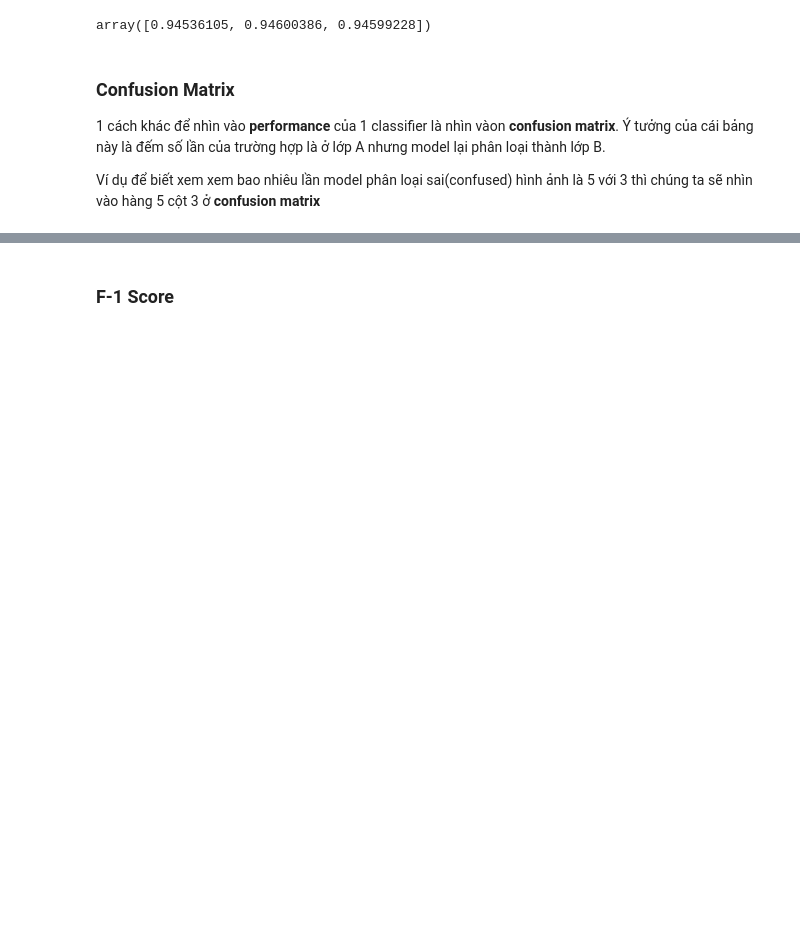
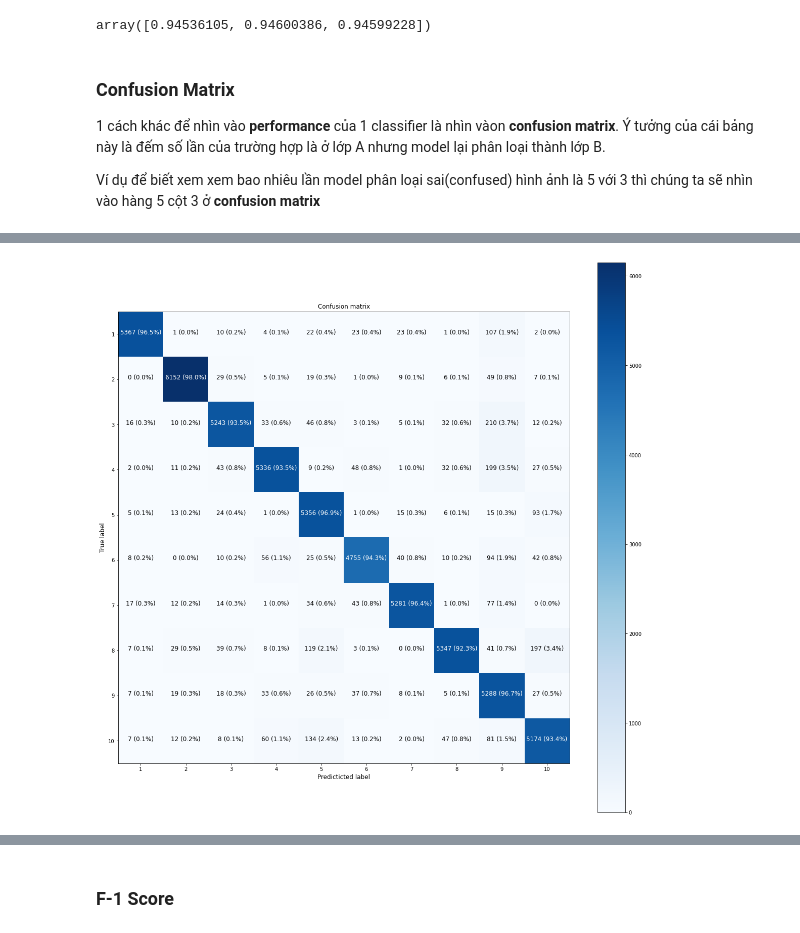
Before and after one commit to Thuoq/Machine-Learning-Basic, a Jupyter notebook: Endgame_ML_K1N2.ipynb, the cells around one changed output, grey strips where cells are left out. Cells and saved outputs as stored; diff of their text form; code cells hidden in the pictures; blank space fills up the shorter version.

```diff
--- a/Endgame_ML_K1N2.ipynb
+++ b/Endgame_ML_K1N2.ipynb
@@ -342,0 +405,4 @@ Ví dụ để biết xem xem bao nhiêu lần model phân loại sai(confused)
+# %%
+make_confusion_matrix(y_train,y_traied_predict,classes)
+# %% [output]
+[figure, added]
```
Also changed, not shown: parts of 13 cells of this notebook.
